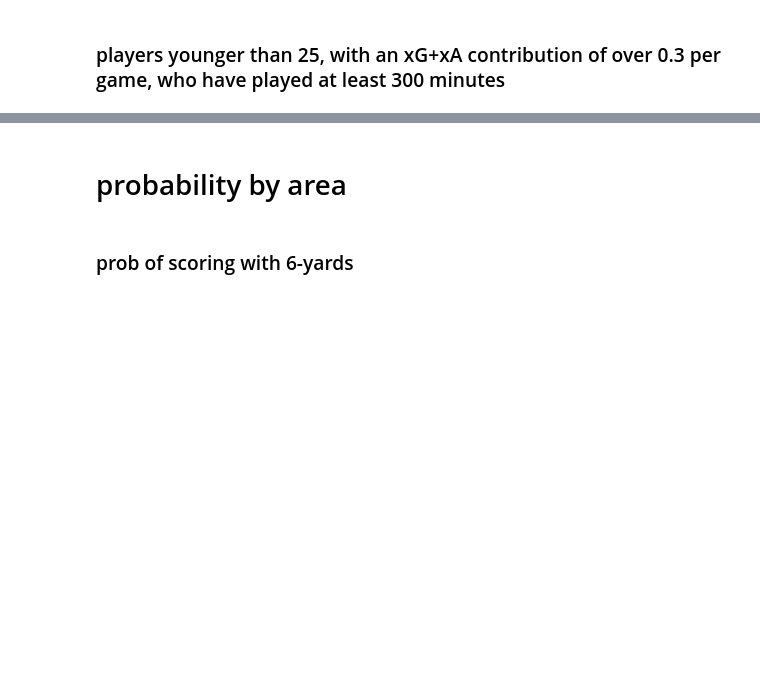
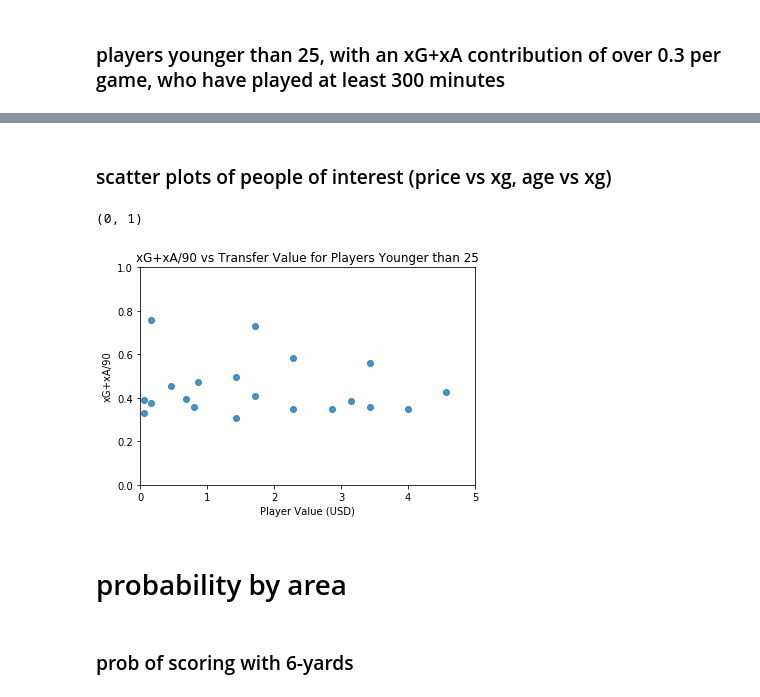
Before and after one commit to d-v-dlee/super_liga_xg, a Jupyter notebook: _pickle_tables.ipynb, the cells around one changed output, grey strips where cells are left out. Saved outputs shown, nothing was run; the diff lists cells and outputs as text; code cells hidden in the pictures; blank space fills up the shorter version.

```diff
--- a/_pickle_tables.ipynb
+++ b/_pickle_tables.ipynb
@@ -243,6 +243,7 @@ gb_sl_final[(gb_sl_final['age'] < 25) & (gb_sl_final['xG+xA/90'] > 0.3) & (gb_sl
 | 93 | 122082.0 | Franco Cristaldo | Squad Club Atlético San Martín (SJ) | Aug 15, 1996 (22) | 22 | right | 32.0 | 1.05 | 0.87 | ... |
 # %%
 #xgboost
+yp_xgb = xgb_sl_final[(xgb_sl_final['age'] < 25) & (xgb_sl_final['xG+xA/90'] > 0.3) & (xgb_sl_final['transfer_value(USD)'] < 5) & (xgb_sl_final['total_minutes_played'] > 300)].copy()
 xgb_sl_final[(xgb_sl_final['age'] < 25) & (xgb_sl_final['xG+xA/90'] > 0.3) & (xgb_sl_final['transfer_value(USD)'] < 5) & (xgb_sl_final['total_minutes_played'] > 300)]
 # %% [output]
 |  | player_id | player_name | club | birthday | age | foot | squad_num | total_xG | total_xA | ... |
@@ -282,3 +283,5 @@ ens_sl_final[(ens_sl_final['age'] < 25) & (ens_sl_final['xG+xA/90'] > 0.3) & (en
 | 83 | 122082.0 | Franco Cristaldo | Squad Club Atlético San Martín (SJ) | Aug 15, 1996 (22) | 22 | right | 32.0 | 1.21 | 0.99 | ... |
 | 88 | 123767.0 | Victorio Ramis | Squad Club Deportivo Godoy Cruz A... | Jul 7, 1994 (24) | 24 | right | 11.0 | 1.15 | 0.51 | ... |
 | 89 | 189736.0 | Alexis Mac Allister | Squad Asociación Atlética Argenti... | Dec 24, 1998 (19) | 19 | right | 10.0 | 1.14 | 0.72 | ... |
+# %% [markdown]
+### scatter plots of people of interest (price vs xg, age vs xg)
@@ -285,3 +294,14 @@ ens_sl_final[(ens_sl_final['age'] < 25) & (ens_sl_final['xG+xA/90'] > 0.3) & (en
+# %%
+fig, ax = plt.subplots()
+ax.scatter(yp_xgb['transfer_value(USD)'], yp_xgb['xG+xA/90'], alpha=0.8)
+ax.set_title('xG+xA/90 vs Transfer Value for Players Younger than 25')
+ax.set_xlabel('Player Value (USD)')
+ax.set_ylabel('xG+xA/90')
+ax.set_xlim([0, 5])
+ax.set_ylim([0, 1])
+# %% [output]
+(0, 1)
+[figure, added]
 # %% [markdown]
 # probability by area
 # %%
```
Also changed, not shown: parts of 2 cells of this notebook.
